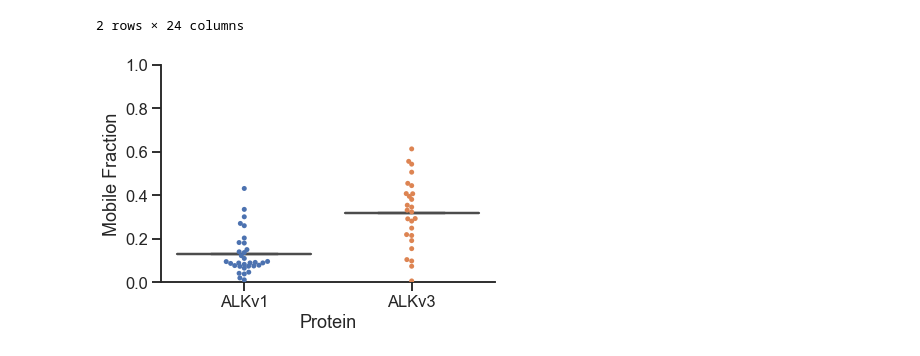
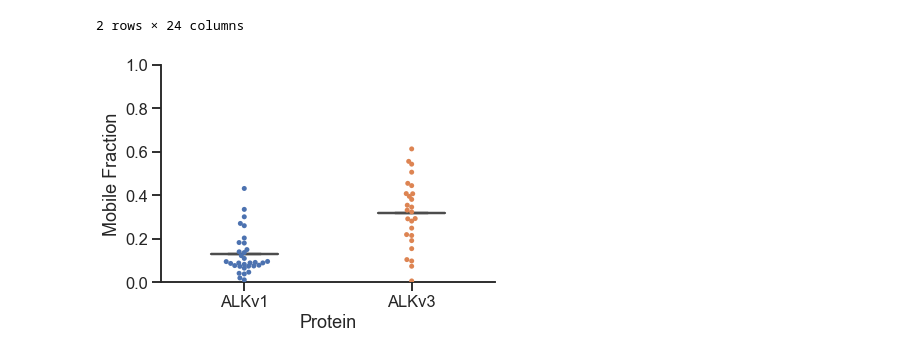
Before and after one commit to BoHuangLab/EML4-ALK_FRAP, a Jupyter notebook: EML4-ALK_FRAP_v3.ipynb, the cells around one changed output. Saved outputs shown, nothing was run; the diff lists cells and outputs as text; code cells hidden in the pictures.

```diff
--- a/EML4-ALK_FRAP_v3.ipynb
+++ b/EML4-ALK_FRAP_v3.ipynb
@@ -847,13 +891,13 @@ cleaned_df.groupby(by='Protein').mean().reset_index()
 | 1 | ALKv3 | 43.538462 | False | 11.807692 | 1004.603220 | 366.286473 | 596.139171 | ... |
 2 rows × 24 columns
 # %%
-sns.boxplot('Protein', 'Mobile_Fraction', data=cleaned_df.groupby(by='Protein').mean().reset_index())
+sns.boxplot('Protein', 'Mobile_Fraction', data=cleaned_df.groupby(by='Protein').mean().reset_index(), width=0.4)
 sns.swarmplot('Protein', 'Mobile_Fraction', data=cleaned_df)
 sns.despine()
 plt.ylim(0,1);
 plt.ylabel('Mobile Fraction');
 # %% [output]
-[figure, old version]
+[figure, new version]
 # %%
 sns.stripplot('Protein', 'Mobile_Fraction', data=cleaned_df)
 sns.despine()
```
Also changed, not shown: parts of 33 cells of this notebook.
